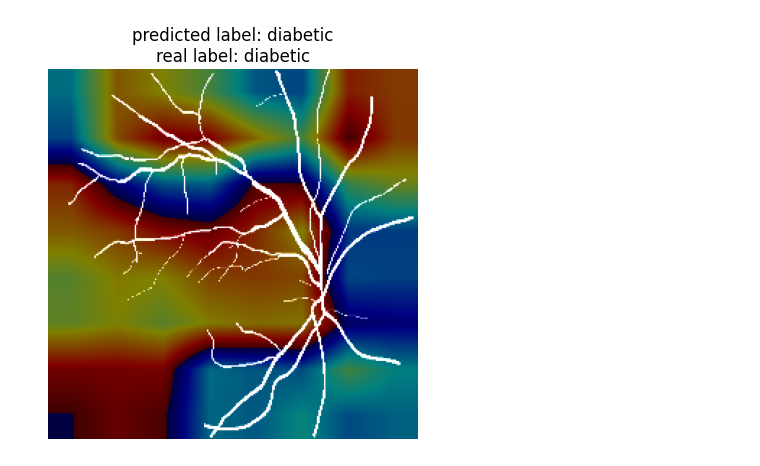
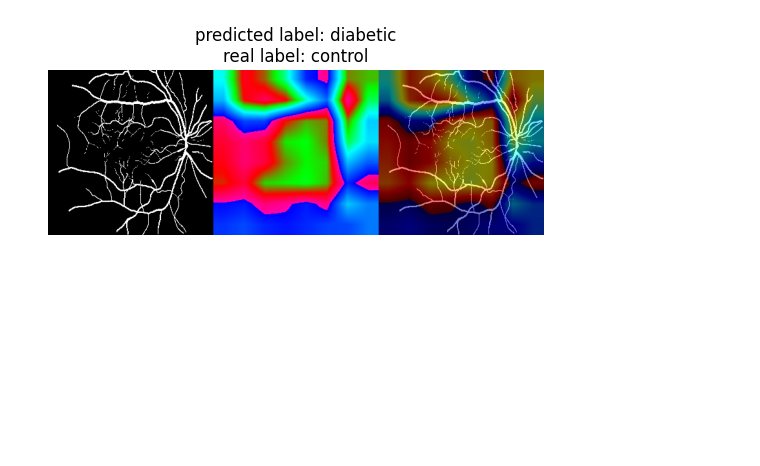
Before and after one commit to Mpasiowiec/Analiza-obrazu-i-diagnozowanie-cukrzycy-na-podstawie-zdjec-dna-oka, a Jupyter notebook: densenet/heatmap.ipynb, the cells around one changed output. Saved outputs shown, nothing was run; the diff lists cells and outputs as text; code cells hidden in the pictures; blank space fills up the shorter version.

Commit message:
heatmaps for test to folder

```diff
--- a/densenet/heatmap.ipynb
+++ b/densenet/heatmap.ipynb
@@ -62,7 +49,7 @@ class HeatmapGenerator ():
 
     #--------------------------------------------------------------------------------
 
-    def generate (self, pathImageFile, transCrop):
+    def generate (self, pathImageFile, save_img, transCrop):
 
         #---- Load image, transform, convert
         with torch.no_grad():
@@ -70,7 +57,7 @@ class HeatmapGenerator ():
             imageData = Image.open(pathImageFile).convert('RGB')
             imageData = self.transformSequence(imageData)
             imageData = imageData.unsqueeze_(0)
-            if use_gpu:
+            if torch.cuda.is_available():
                 imageData = imageData.cuda()
             l = self.model(imageData)
             output = self.model.features(imageData)
@@ -85,38 +72,47 @@ class HeatmapGenerator ():
 
         #---- Blend original and heatmap
 
-        imgOriginal = cv2.imread(pathImageFile, 1)
+        imgOriginal = cv2.imread(pathImageFile)
         imgOriginal = cv2.resize(imgOriginal, (transCrop, transCrop))
-
+        imgOriginal = cv2.cvtColor(imgOriginal, cv2.COLOR_BGR2RGB)
         cam = npHeatmap / np.max(npHeatmap)
         cam = cv2.resize(cam, (transCrop, transCrop))
         heatmap = cv2.applyColorMap(np.uint8(255*cam), cv2.COLORMAP_JET)
-        # heatmap1 = cv2.applyColorMap(np.uint8(255*cam), cv2.COLOR_BGR2RGB)
-        img = cv2.addWeighted(imgOriginal,1,heatmap,0.5,0)
+        img = cv2.addWeighted(imgOriginal, .5, heatmap, .5, 0)
         img = cv2.cvtColor(img, cv2.COLOR_BGR2RGB)
+        heatmap = cv2.applyColorMap(np.uint8(255*cam), cv2.COLOR_BGR2RGB)
+
+        w, h = img.shape[0:2] #np.moveaxis(imgOriginal, 0, 2)
+        imgOriginal = Image.fromarray(imgOriginal)
+        heatmap = Image.fromarray(heatmap)
+        blend = Image.fromarray(img)
+
+        target = Image.new('RGB', (3 * w, h))
+        target.paste(imgOriginal, box = (0, 0))
+        target.paste(heatmap, box = (w, 0))
+        target.paste(blend, box = (2 * w, 0))
+
+        # target.save(os.path.join(save_img, "result_{}.png".format(res_id)))
         ff = plt.figure()
         plt.title('predicted label: '+label+('\nreal label: control' if pathImageFile.split('\\')[-1].split('.')[0].split('_')[1]=='c' else '\nreal label: diabetic'))
-        plt.imshow(img, cmap="gray")
+        plt.imshow(target, cmap="gray")
         plt.plot()
         plt.axis('off')
-        # plt.savefig(pathOutputFile)
-        plt.show()
-        #########
-        # plt.title("map")
-        # plt.imshow(heatmap1)
-        # plt.plot()
-        # plt.axis('off')
-        # plt.show()
-        # return img
+        os.makedirs(save_img, exist_ok=True)
+        plt.savefig(os.path.join(save_img, pathImageFile.split('\\')[-1].split('.')[0]))
+        plt.close()
+        return ff
 # %%
 listpathInputImage = glob.glob('data_vessel/test/diabetic/*.tif')+glob.glob('data_vessel/test/control/*.tif')
-img_path = random.choice(listpathInputImage)
+# img_path = random.choice(listpathInputImage)
 pathModel = "models/densenet_100epochs_data_vessel_randomCropRotation.pt"
 
 
 h = HeatmapGenerator(pathModel, len(class_names), 256)
-h.generate(img_path, 256)
+for img_path in listpathInputImage:
+    f = h.generate(img_path, 'heatmap/vessel', 256)
+f
 # %% [output]
-[figure, old version]
+[figure, new version]
 # %%
 listpathInputImage = glob.glob('data_raw/test/diabetic/*.tif')+glob.glob('data_raw/test/control/*.tif')
```
Also changed, not shown: parts of 4 cells of this notebook, 53 other files.
